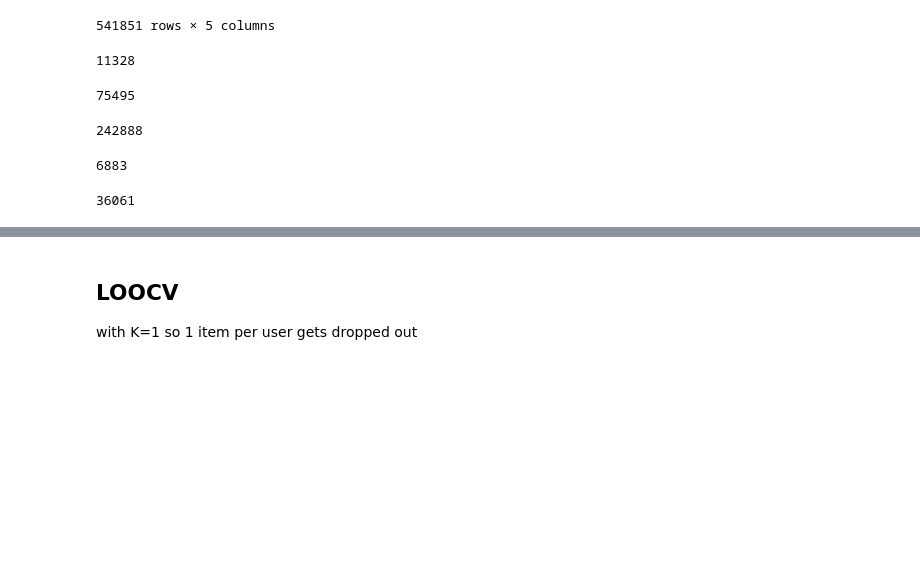
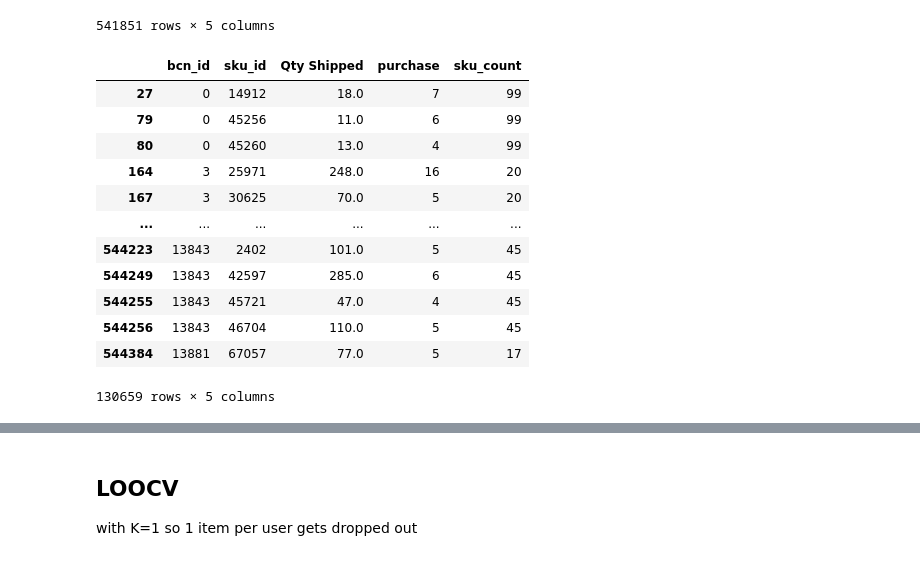
Before and after one commit to vincm1/RecSys_Implicit, a Jupyter notebook: Alternating_Least_Squares_(ALS)_&_Bayesian_Personalized_Ranking_(BPR).ipynb, the cells around one changed output, grey strips where cells are left out. Drawn from its saved outputs; the diff is of its cells as text; code cells hidden in the pictures; blank space fills up the shorter version.

```diff
--- a/Alternating_Least_Squares_(ALS)_&_Bayesian_Personalized_Ranking_(BPR).ipynb
+++ b/Alternating_Least_Squares_(ALS)_&_Bayesian_Personalized_Ranking_(BPR).ipynb
@@ -147,24 +152,20 @@ data_1
 | 544415 | 13893 | 36049 | 25.0 | 1 | 2 |
 | 544416 | 13893 | 48656 | 3.0 | 1 | 2 |
 541851 rows × 5 columns
-# %%
-len(data_1.bcn_id.unique())
-# %% [output]
-11328
-# %%
-len(data_1.sku_id.unique())
-# %% [output]
-75495
 # %%
-data_2 = grouped_df[(grouped_df.sku_count >= 2) & (grouped_df.purchase >= 2)]
-len(data_2)
+data_2 = grouped_df[(grouped_df.sku_count >= 2) & (grouped_df.purchase > 3)]
+data_2
 # %% [output]
+|  | bcn_id | sku_id | Qty Shipped | purchase | sku_count |
+| 27 | 0 | 14912 | 18.0 | 7 | 99 |
+| 79 | 0 | 45256 | 11.0 | 6 | 99 |
+| 80 | 0 | 45260 | 13.0 | 4 | 99 |
+| 164 | 3 | 25971 | 248.0 | 16 | 20 |
+| 167 | 3 | 30625 | 70.0 | 5 | 20 |
+| ... | ... | ... | ... | ... | ... |
+| 544223 | 13843 | 2402 | 101.0 | 5 | 45 |
+| 544249 | 13843 | 42597 | 285.0 | 6 | 45 |
+| 544255 | 13843 | 45721 | 47.0 | 4 | 45 |
+| 544256 | 13843 | 46704 | 110.0 | 5 | 45 |
+| 544384 | 13881 | 67057 | 77.0 | 5 | 17 |
-242888
+130659 rows × 5 columns
-# %%
-len(data_2.bcn_id.unique())
-# %% [output]
-6883
-# %%
-len(data_2.sku_id.unique())
-# %% [output]
-36061
```
Also changed, not shown: parts of 84 cells of this notebook.
